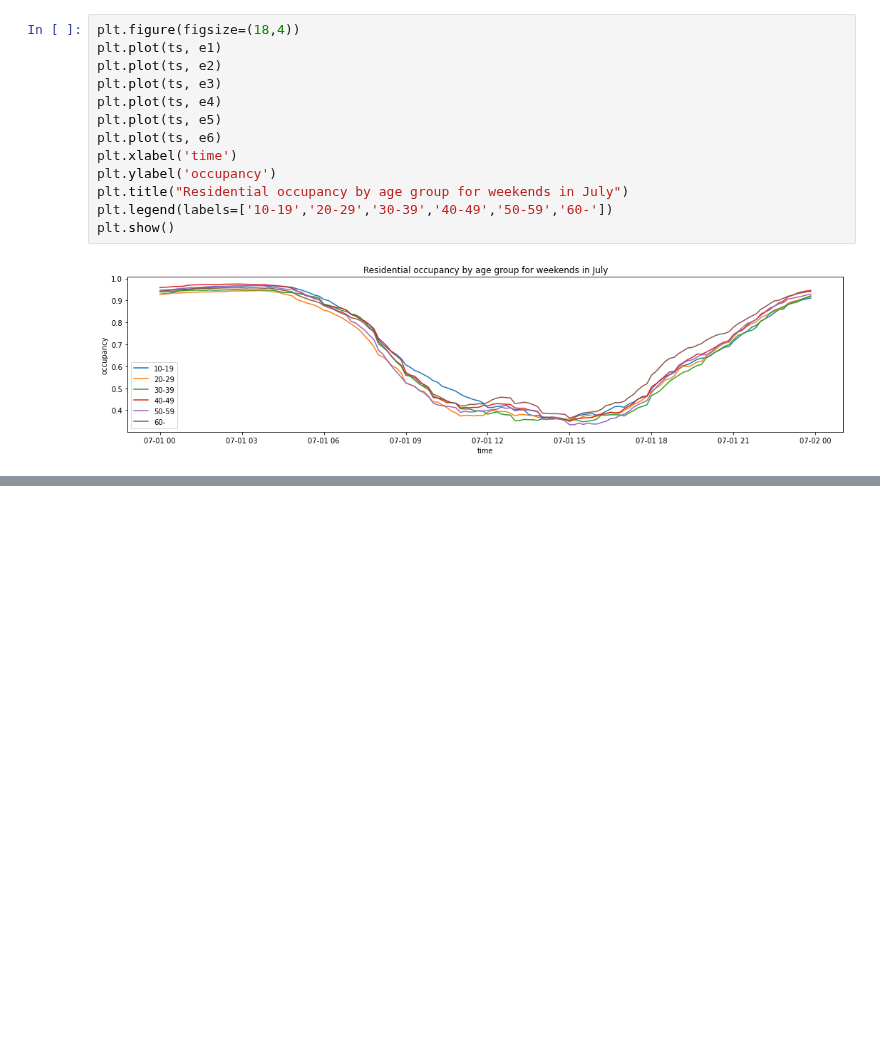
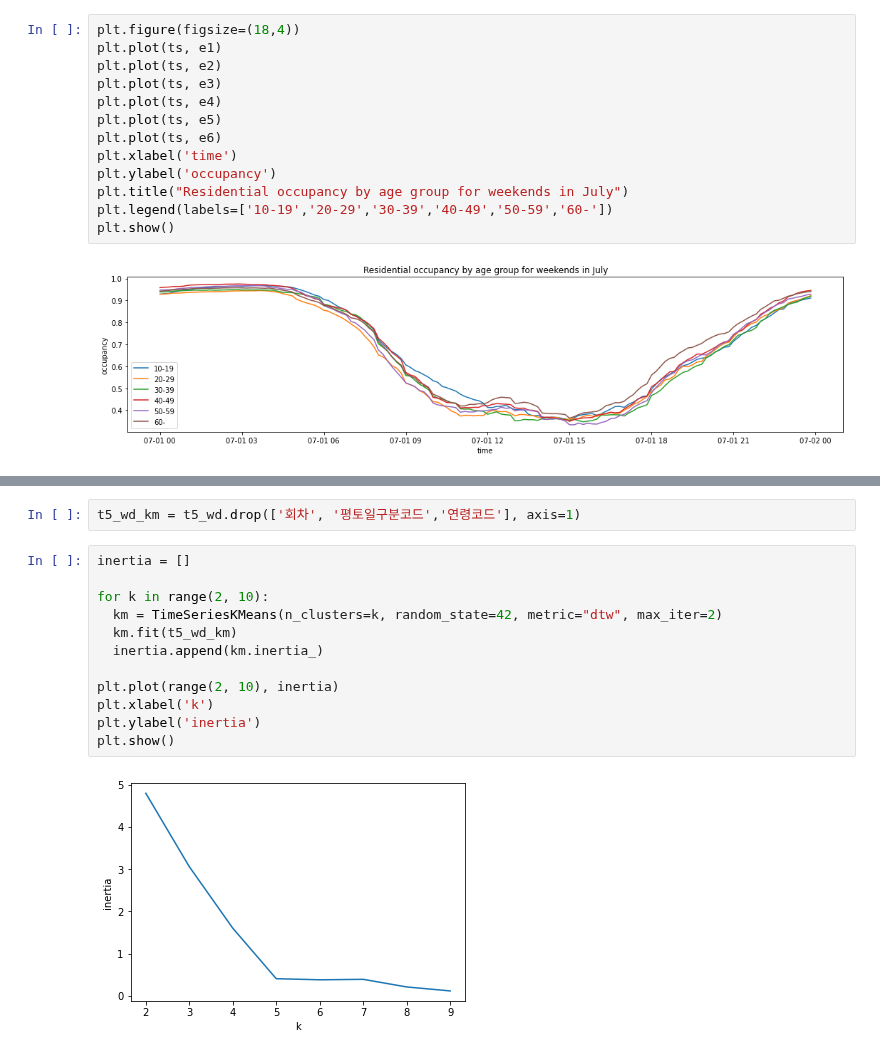
Before and after one commit to mini3713/mini3713, a Jupyter notebook: occupancy/clustering_by_age,_month.ipynb, the cells around one changed output, grey strips where cells are left out. Drawn from its saved outputs; the diff is of its cells as text; blank space fills up the shorter version.

```diff
--- a/occupancy/clustering_by_age,_month.ipynb
+++ b/occupancy/clustering_by_age,_month.ipynb
@@ -103,0 +124,16 @@ plt.show()
+# %%
+t5_wd_km = t5_wd.drop(['회차', '평토일구분코드','연령코드'], axis=1)
+# %%
+inertia = []
+
+for k in range(2, 10):
+  km = TimeSeriesKMeans(n_clusters=k, random_state=42, metric="dtw", max_iter=2)
+  km.fit(t5_wd_km)
+  inertia.append(km.inertia_)
+
+plt.plot(range(2, 10), inertia)
+plt.xlabel('k')
+plt.ylabel('inertia')
+plt.show()
+# %% [output]
+[figure, added]
```
Also changed, not shown: parts of 5 cells of this notebook.
